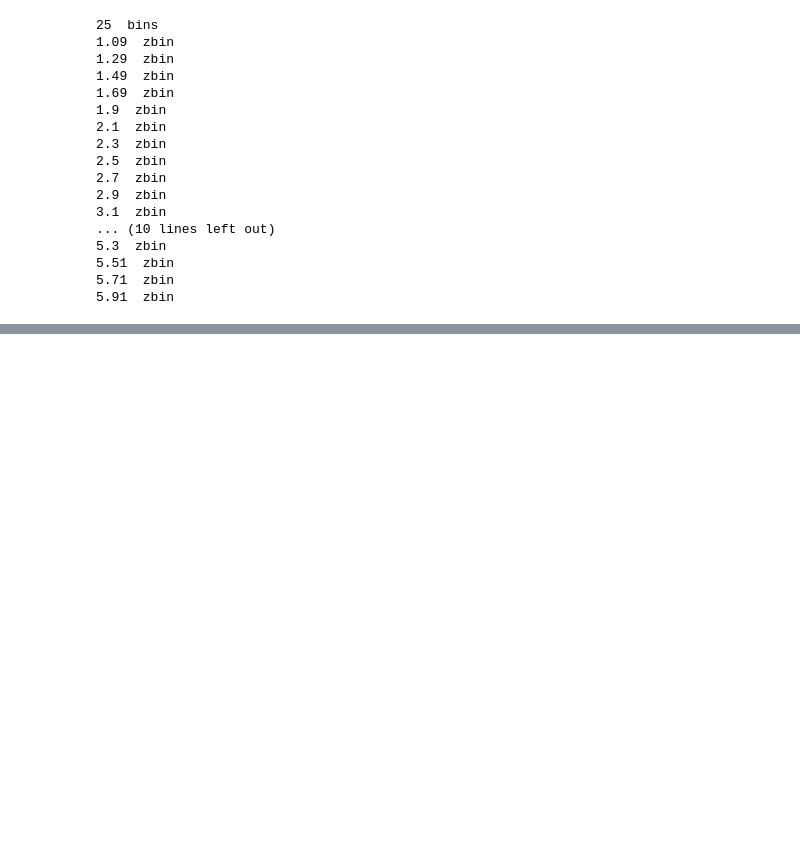
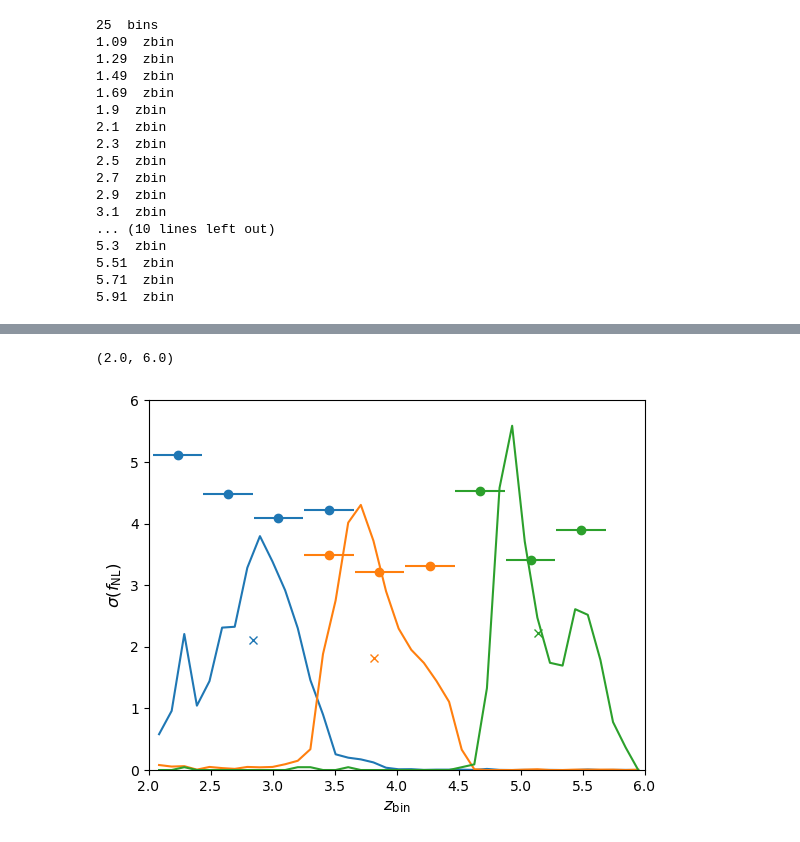
Before and after one commit to WST-Cosmology/WP221_Target_selection, a Jupyter notebook: forecasts/Forecasting_local_png_example.ipynb, the cells around one changed output, grey strips where cells are left out. Drawn from its saved outputs; the diff is of its cells as text; code cells hidden in the pictures; blank space fills up the shorter version.

```diff
--- a/forecasts/Forecasting_local_png_example.ipynb
+++ b/forecasts/Forecasting_local_png_example.ipynb
@@ -68,0 +74,18 @@ plt.legend()
+# %%
+mag_max = [25.2,25.2,25.2]
+bias = [3,4,5]
+constraints = []
+for i, s in enumerate(samples):
+    sample = samples[i]
+    z_centers, mag_centers =  sample['z_center'], sample['mag_center']
+    zarray = z_centers[z_centers > 2]
+    S = 1.6
+    S_survey = 18000
+    time_one_pass = 15 # minutes
+    n_zm_target = sample['object_count']/S
+    n_zm_target[:,(mag_centers > mag_max[i])] = 0
+    nz = np.sum(n_zm_target, axis=1)[z_centers > 2]
+    N_degm2 = np.sum(nz)
+    bz = bias[i] * np.ones(len(z_centers))[z_centers > 2]
+    A,B,c,d=fisher_matrix_local_png.sigma_fnl_single_tracer(zarray,nz,bz,Area,N_degm2,Deltaz=0.4,p=1,mod='bbks',kmax=0.1,cosmo=cosmo)
+    constraints.append([A,B,c,d])
@@ -68,0 +110,27 @@ plt.legend()
+# %%
+mag_max = [25.2,25.2,25.2]
+bias = [3,4,5]
+for i, s in enumerate(samples):
+    sample = samples[i]
+    z_centers, mag_centers =  sample['z_center'], sample['mag_center']
+    zarray = z_centers[z_centers > 2]
+    S = 1.6
+    S_survey = 18000
+    time_one_pass = 15 # minutes
+    n_zm_target = sample['object_count']/S
+    n_zm_target[:,(mag_centers > mag_max[i])] = 0
+    nz = np.sum(n_zm_target, axis=1)[z_centers > 2]
+    N_degm2 = np.sum(nz)
+    bz = bias[i] * np.ones(len(z_centers))[z_centers > 2]
+    plt.errorbar(constraints[i][0],constraints[i][1],xerr=0.2,marker='o',linestyle='',color='C'+str(i), label = 'per-redshift bin constraint')
+    plt.errorbar(constraints[i][2],constraints[i][3],marker='x', color='C'+str(i), label = 'Combined constraint')
+    plt.plot(zarray, 3*nz/np.trapezoid(nz, zarray), label = 'n(z) not normalized')
+plt.ylabel(r'$\sigma(f_{\rm NL})$',fontsize=12)
+plt.xlabel(r'$z_{\rm bin}$',fontsize=12)
+
+#plt.yscale('log')
+plt.ylim(0,6)
+plt.xlim(2, 6)
+# %% [output]
+(2.0, 6.0)
+[figure, added]
```
Also changed, not shown: parts of 3 cells of this notebook, 22 other files.
